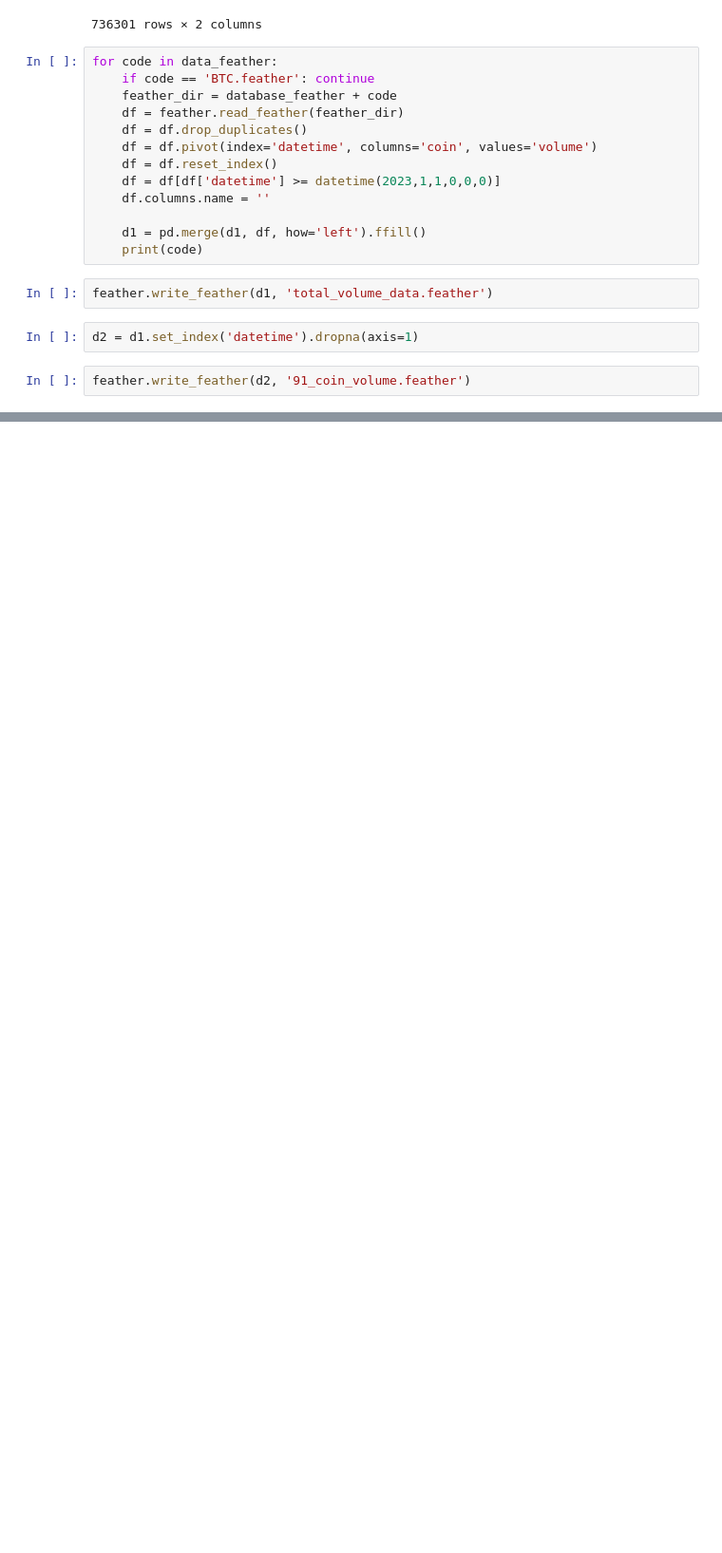
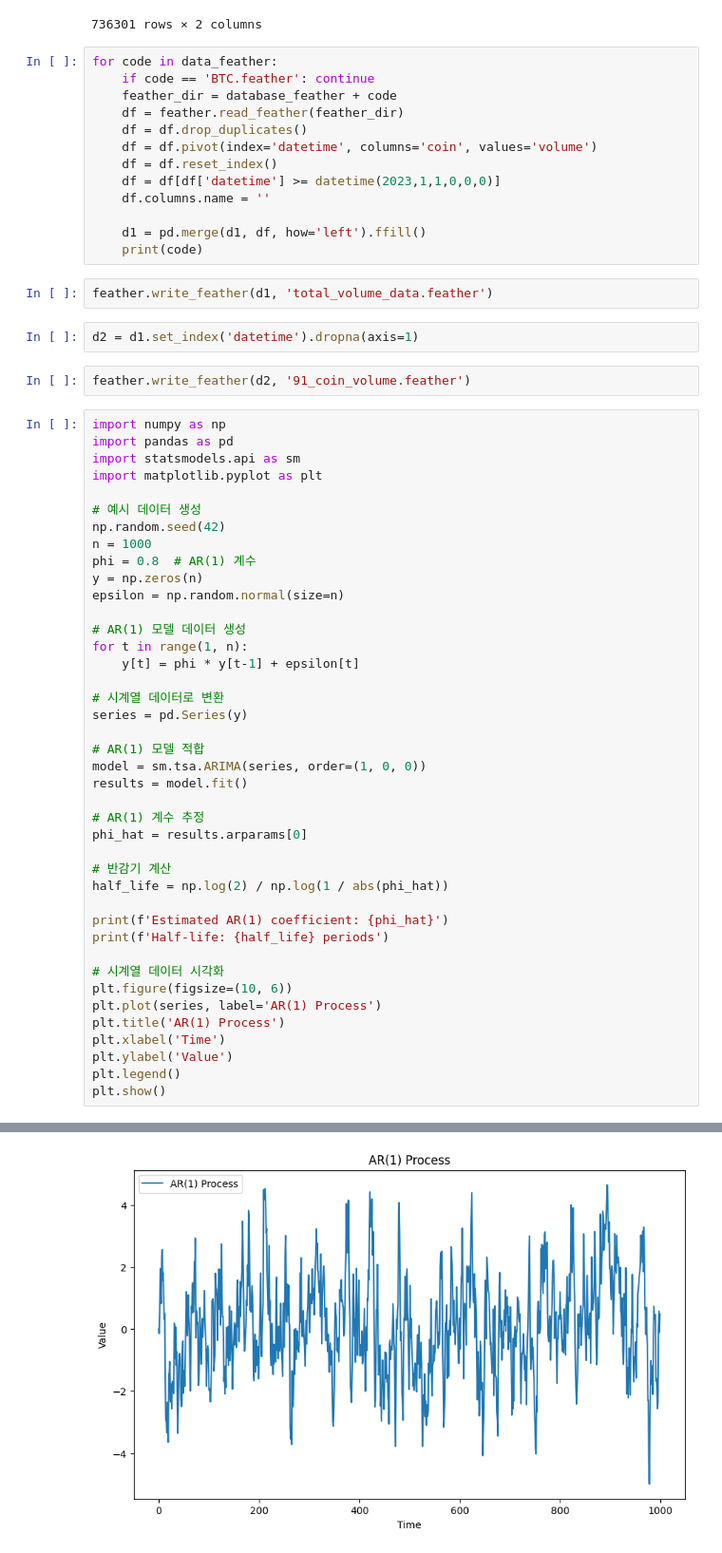
Before and after one commit to sangwon-woo/pairtrading, a Jupyter notebook: data_cleaning.ipynb, the cells around one changed output, grey strips where cells are left out. Shown at 95% size. Drawn from its saved outputs; the diff is of its cells as text; blank space fills up the shorter version.

```diff
--- a/data_cleaning.ipynb
+++ b/data_cleaning.ipynb
@@ -111,4 +111,44 @@ d2 = d1.set_index('datetime').dropna(axis=1)
 # %%
 feather.write_feather(d2, '91_coin_volume.feather')
 # %%
+import numpy as np
+import pandas as pd
+import statsmodels.api as sm
+import matplotlib.pyplot as plt
+
+# 예시 데이터 생성
+np.random.seed(42)
+n = 1000
+phi = 0.8  # AR(1) 계수
+y = np.zeros(n)
+epsilon = np.random.normal(size=n)
+
+# AR(1) 모델 데이터 생성
+for t in range(1, n):
+    y[t] = phi * y[t-1] + epsilon[t]
+
+# 시계열 데이터로 변환
+series = pd.Series(y)
+
+# AR(1) 모델 적합
+model = sm.tsa.ARIMA(series, order=(1, 0, 0))
+results = model.fit()
+
+# AR(1) 계수 추정
+phi_hat = results.arparams[0]
+
+# 반감기 계산
+half_life = np.log(2) / np.log(1 / abs(phi_hat))
+
+print(f'Estimated AR(1) coefficient: {phi_hat}')
+print(f'Half-life: {half_life} periods')
+
+# 시계열 데이터 시각화
+plt.figure(figsize=(10, 6))
+plt.plot(series, label='AR(1) Process')
+plt.title('AR(1) Process')
+plt.xlabel('Time')
+plt.ylabel('Value')
+plt.legend()
+plt.show()
 # %% [output]
@@ -127,0 +157 @@ feather.write_feather(d2, '91_coin_volume.feather')
+[figure, added]
```
Also changed, not shown: parts of 3 cells of this notebook, 16 other files.
